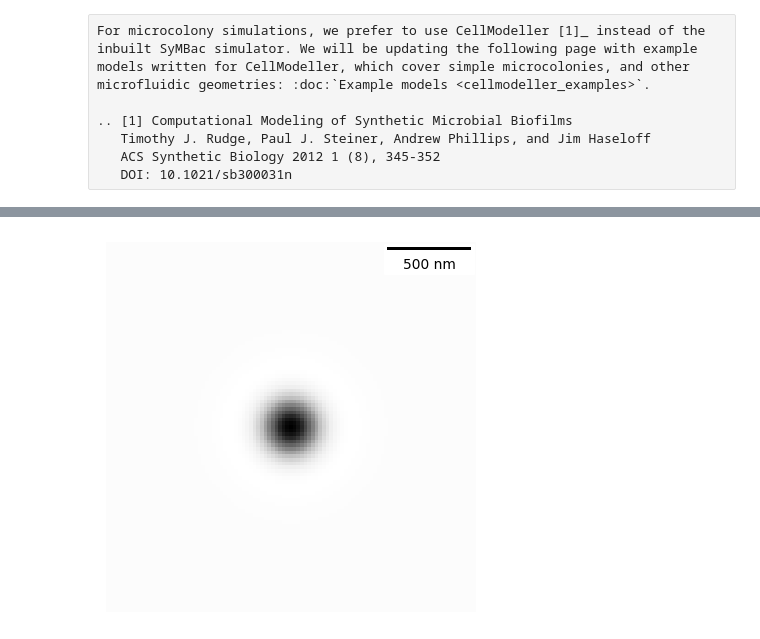
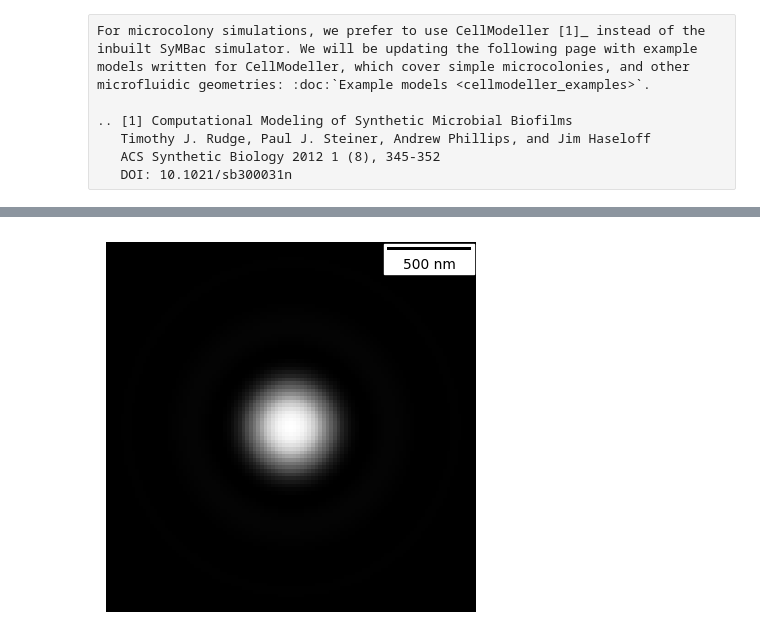
Before and after one commit to georgeoshardo/SyMBac, a Jupyter notebook: docs/source/examples/agar_pad.ipynb, the cells around one changed output, grey strips where cells are left out. Drawn from its saved outputs; the diff is of its cells as text; code cells hidden in the pictures.

```diff
--- a/docs/source/examples/agar_pad.ipynb
+++ b/docs/source/examples/agar_pad.ipynb
@@ -107,20 +77,20 @@ from skimage.exposure import rescale_intensity
 # %%
 my_kernel = PSF_generator(
     radius = 50,
     wavelength = 0.75,
     NA = 1.45,
     n = 1.4,
     resize_amount = 3,
     pix_mic_conv = 0.065,
     apo_sigma = 8,
-    mode="phase contrast",
+    mode="simple fluo",
     condenser = "Ph3",
-    offset = 0.00000019
+    offset = 0.02
 )
 my_kernel.calculate_PSF()
 my_kernel.plot_PSF()
 # %% [output]
-[figure, old version]
+[figure, new version]
 # %%
 my_renderer = ColonyRenderer(colonysim, my_kernel)
 # %%
```
Also changed, not shown: parts of 12 cells of this notebook, 3 other files.
